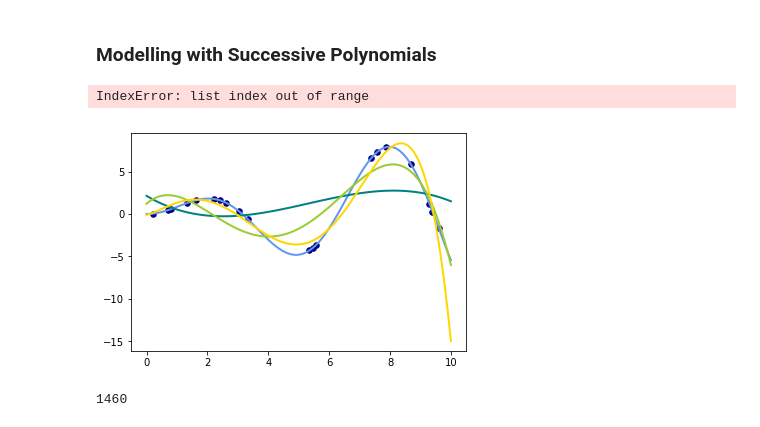
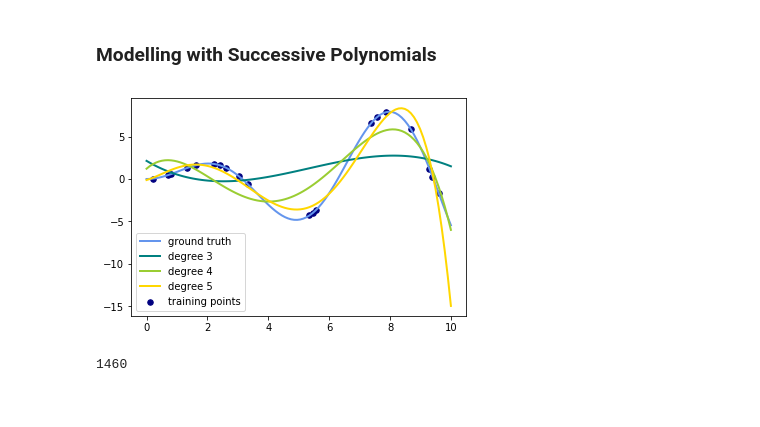
Before and after one commit to calebdagenhart/ds-skills-polynomial-pipeline-atlanta-ds-100918, a Jupyter notebook: index.ipynb, the cells around one changed output. Drawn from its saved outputs; the diff is of its cells as text; code cells hidden in the pictures.

```diff
--- a/index.ipynb
+++ b/index.ipynb
@@ -96,36 +96,35 @@ x_plot = np.linspace(0, 10, 100)
 
 # generate points and keep a subset of them
 x = np.linspace(0, 10, 100)
 rng = np.random.RandomState(0)
 rng.shuffle(x)
 x = np.sort(x[:20])
 y = f(x)
 
 # create matrix versions of these arrays
 X = x.reshape(-1,1)
 X_plot = x_plot.reshape(-1, 1)
 # [:, np.newaxis]
 # X_plot = x_plot[:, np.newaxis]
 
 colors = ['teal', 'yellowgreen', 'gold']
 lw = 2
 plt.plot(x_plot, f(x_plot), color='cornflowerblue', linewidth=lw,
          label="ground truth")
 plt.scatter(x, y, color='navy', s=30, marker='o', label="training points")
 
-for count, degree in enumerate([3, 4, 5, 6]):
+for count, degree in enumerate([3, 4, 5]):
     model = make_pipeline(PolynomialFeatures(degree), Ridge())
     model.fit(X, y)
     y_plot = model.predict(X_plot)
     plt.plot(x_plot, y_plot, color=colors[count], linewidth=lw,
              label="degree {}".format(degree))
 
 plt.legend(loc='lower left')
 
 plt.show()
 # %% [output]
-IndexError: list index out of range
-[figure, old version]
+[figure, new version]
 # %%
 import pandas as pd
 import numpy as np
```
